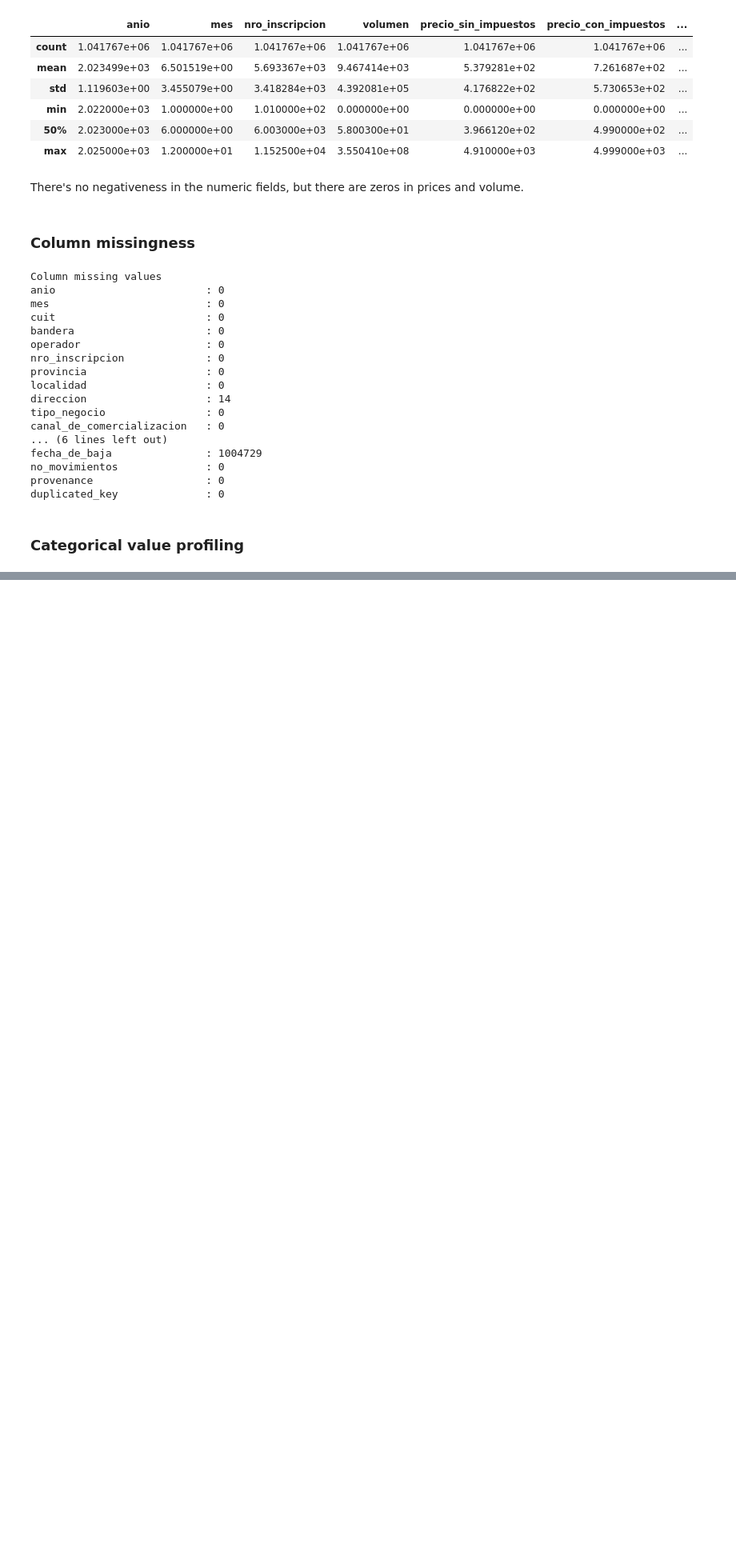
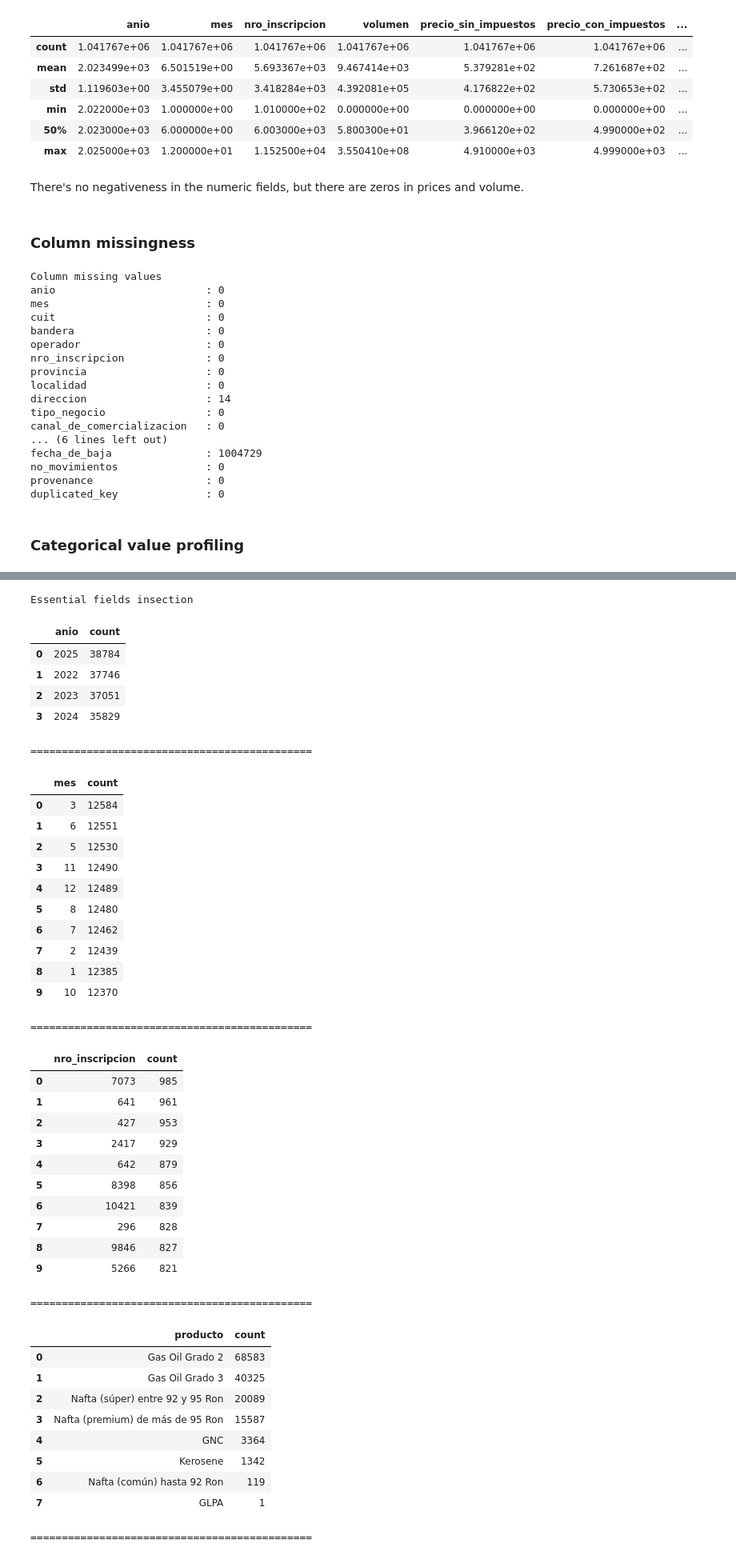
Before and after one commit to valentinarias-dtsc/argentina-fuel-market-analytics, a Jupyter notebook: data_audit.ipynb, the cells around one changed output, grey strips where cells are left out. Shown at 80% size. Saved outputs shown, nothing was run; the diff lists cells and outputs as text; code cells hidden in the pictures; blank space fills up the shorter version.

```diff
--- a/data_audit.ipynb
+++ b/data_audit.ipynb
@@ -393,7 +554,7 @@ def normalize_text(text: str) -> str:
     return text
 # %%
 prices_norm_txt = prices.copy()
-for col in prices.select_dtypes(include=['object']).columns:
+for col in categorical_columns:
     prices_norm_txt[col] = prices[col].apply(normalize_text)
 # %%
 print("Text normalization cardinality test:\n" + " "*15 + "Before | After")
@@ -414,0 +578,8 @@ tipo_negocio        12|    12 diff=0
+# %%
+null_text_variants = ["", "nan", "n/d"]
+
+print(" "*27 + "  Nulls  | Null variants")
+for col in categorical_columns:
+    null_variants = prices_norm_txt[col].isin(null_text_variants).sum()
+    nulls = prices_norm_txt[col].isna().sum()
+    print(f"{col:26}: {nulls:7} | {null_variants}")
@@ -414,0 +653,12 @@ tipo_negocio        12|    12 diff=0
+# %%
+with_move = prices[prices['no_movimientos']=="NO"]
+
+no_mov_wo_price = with_move[(with_move[price_cols] == 0).any(axis=1)]
+no_mov_wo_cats = with_move[(with_move[cat_cols] == "N/D").any(axis=1)]
+
+print("Rows with 'no_movimientos' = NO and:")
+print(f"-any price column is zero: {len(no_mov_wo_price)}")
+print(f"-volume column is zero: {len(with_move[with_move['volumen'] == 0])}")
+print(f"-null exentos value: {len(with_move[with_move['exentos'].isna()])}")
+print(f"-any instance category is null: {len(no_mov_wo_cats)}")
+print(f"\nTotal rows: {len(with_move)}")
@@ -414,0 +684,47 @@ tipo_negocio        12|    12 diff=0
+# %%
+print("Essential fields insection")
+for col in cand_key:
+    display(with_move[with_move['precio_surtidor']==0][col].value_counts().reset_index().head(10))
+    print("==="*15)
+# %% [output]
+Essential fields insection
+|  | anio | count |
+| 0 | 2025 | 38784 |
+| 1 | 2022 | 37746 |
+| 2 | 2023 | 37051 |
+| 3 | 2024 | 35829 |
+=============================================
+|  | mes | count |
+| 0 | 3 | 12584 |
+| 1 | 6 | 12551 |
+| 2 | 5 | 12530 |
+| 3 | 11 | 12490 |
+| 4 | 12 | 12489 |
+| 5 | 8 | 12480 |
+| 6 | 7 | 12462 |
+| 7 | 2 | 12439 |
+| 8 | 1 | 12385 |
+| 9 | 10 | 12370 |
+=============================================
+|  | nro_inscripcion | count |
+| 0 | 7073 | 985 |
+| 1 | 641 | 961 |
+| 2 | 427 | 953 |
+| 3 | 2417 | 929 |
+| 4 | 642 | 879 |
+| 5 | 8398 | 856 |
+| 6 | 10421 | 839 |
+| 7 | 296 | 828 |
+| 8 | 9846 | 827 |
+| 9 | 5266 | 821 |
+=============================================
+|  | producto | count |
+| 0 | Gas Oil Grado 2 | 68583 |
+| 1 | Gas Oil Grado 3 | 40325 |
+| 2 | Nafta (súper) entre 92 y 95 Ron | 20089 |
+| 3 | Nafta (premium) de más de 95 Ron | 15587 |
+| 4 | GNC | 3364 |
+| 5 | Kerosene | 1342 |
+| 6 | Nafta (común) hasta 92 Ron | 119 |
+| 7 | GLPA | 1 |
+=============================================
```
Also changed, not shown: parts of 42 cells of this notebook.
